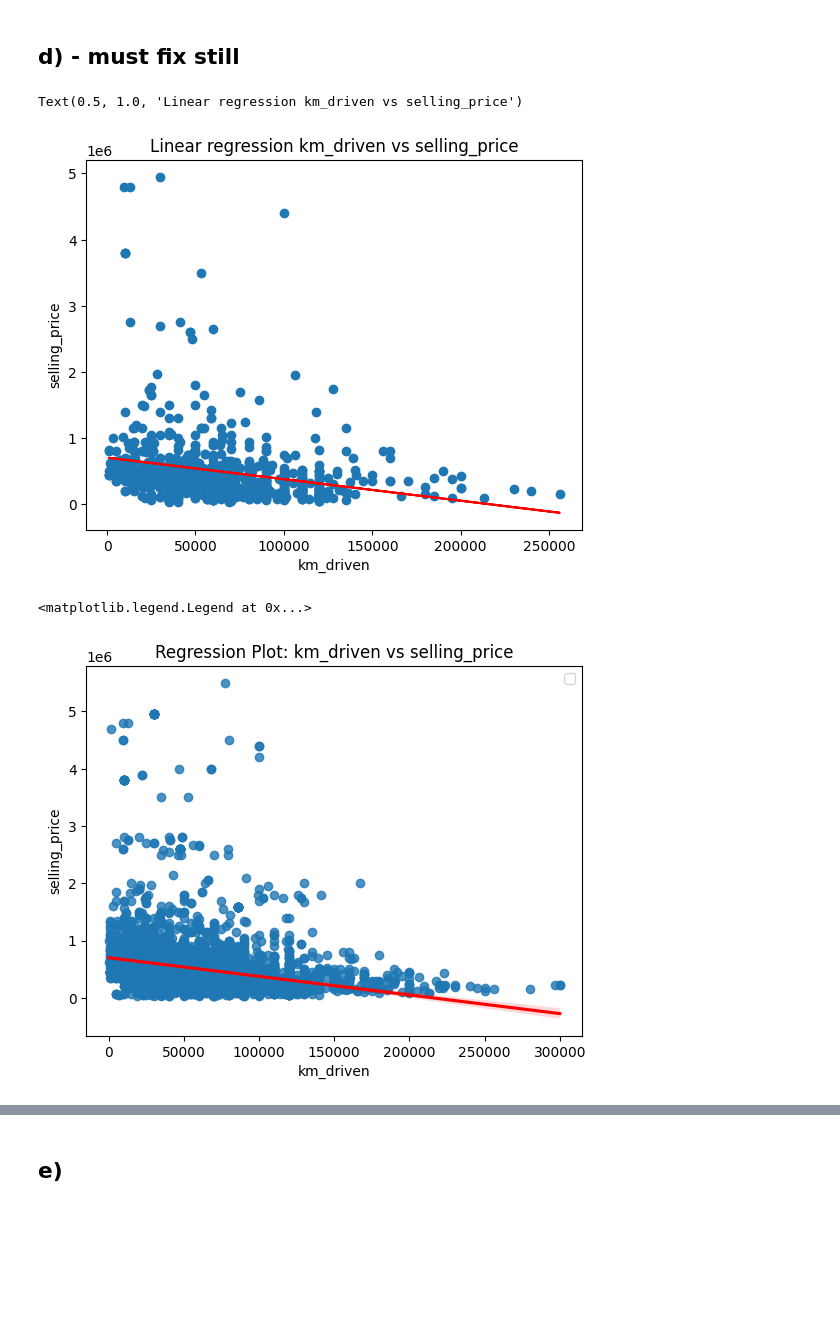
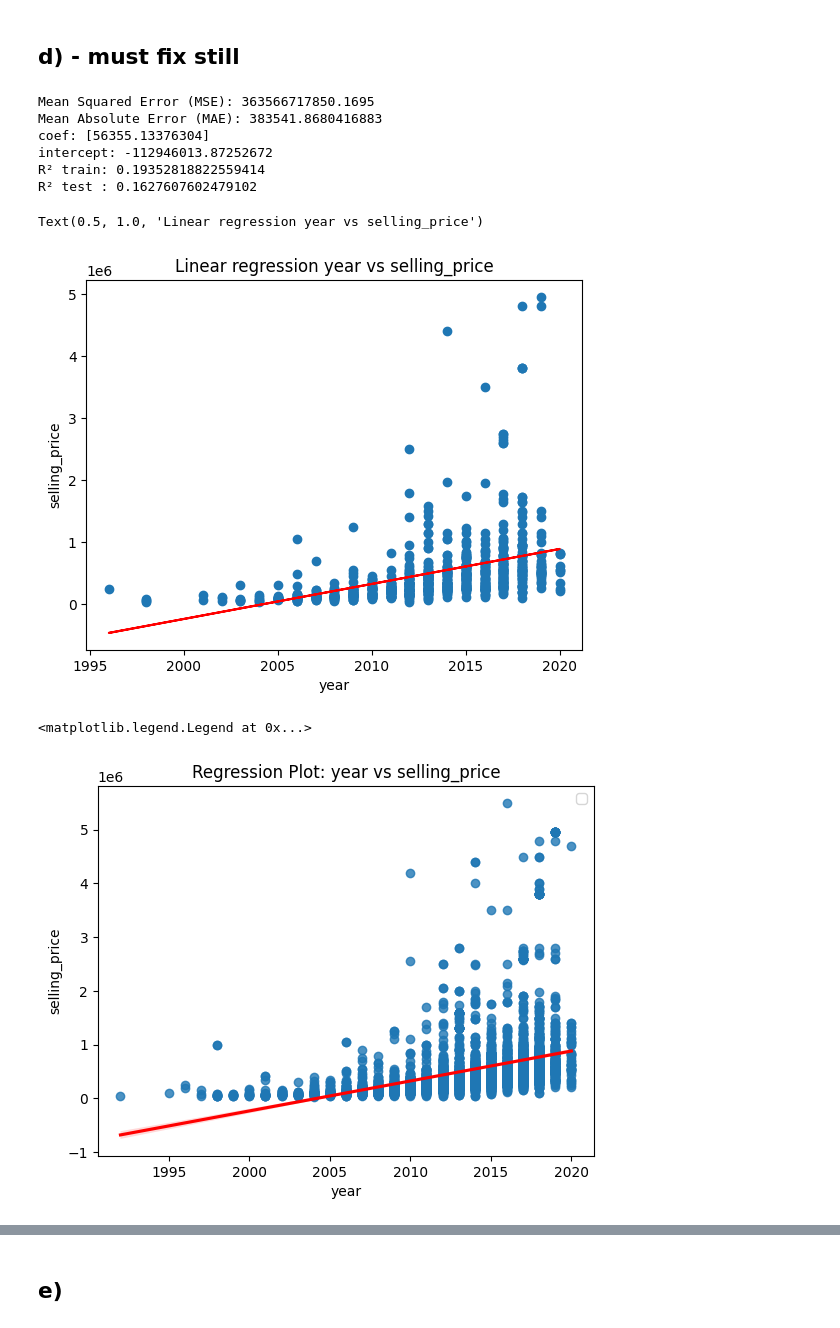
Before and after one commit to jvdlopes/CSI4142_A3, a Jupyter notebook: d1.ipynb, the cells around one changed output, grey strips where cells are left out. Cells and saved outputs as stored; diff of their text form; code cells hidden in the pictures; blank space fills up the shorter version.

```diff
--- a/d1.ipynb
+++ b/d1.ipynb
@@ -66,7 +67,7 @@ df = df.drop(indiciesMask, axis="index")
 ## b)
 # %%
 #did not encode the name column due to unique values
-dfEncoded = pd.get_dummies(df.copy(), columns=['fuel', 'transmission', 'owner', 'seller_type'], drop_first=False)
+dfEncoded = pd.get_dummies(df.copy(), columns=['fuel', 'transmission', 'owner', 'seller_type'], drop_first=False,dtype=int)
 dfEncoded.head()
 #print(df["fuel"])
 #print(dfEncoded["fuel_Diesel"])
@@ -150,8 +151,11 @@ Index: []
 # %% [markdown]
 ## d) - must fix still
 # %%
+dfEncoded.sort_values(by="year", ascending=True)
+# print(dfEncoded.head())
 # X = dfEncoded[["year","km_driven","fuel_Diesel","fuel_Electric","fuel_LPG","fuel_Petrol","transmission_Manual","owner_First Owner","owner_Fourth & Above Owner","owner_Second Owner","owner_Test Drive Car","seller_type_Individual"]]
-X = dfEncoded[["km_driven"]]
+# X = dfEncoded[["year","km_driven"]]
+X = dfEncoded[["year"]]
 
 y = dfEncoded["selling_price"]
 
@@ -159,24 +163,35 @@ x_train, x_test, y_train, y_test = train_test_split(X, y, test_size=0.2, random_
 
 model = LinearRegression().fit(x_train, y_train)
 
-#print('coef:', model.coef_)
-#print('intercept:', model.intercept_)
-#print('R² train:', model.score(x_train, y_train))
-#print('R² test :', model.score(x_test, y_test))
+mse = mean_squared_error(y_test, predictions)
+mae = mean_absolute_error(y_test, predictions)
+
+print(f"Mean Squared Error (MSE): {mse}")
+print(f"Mean Absolute Error (MAE): {mae}")
+print('coef:', model.coef_)
+print('intercept:', model.intercept_)
+print('R² train:', model.score(x_train, y_train))
+print('R² test :', model.score(x_test, y_test))
 
 predictions = model.predict(x_test)
-plt.scatter(x_test["km_driven"], y_test)
+plt.scatter(x_test["year"], y_test)
 plt.plot(x_test, predictions, color="red")
-plt.xlabel("km_driven")
+plt.xlabel("year")
 plt.ylabel("selling_price")
-plt.title("Linear regression km_driven vs selling_price")
+plt.title("Linear regression year vs selling_price")
 # %% [output]
-Text(0.5, 1.0, 'Linear regression km_driven vs selling_price')
+Mean Squared Error (MSE): 363566717850.1695
+Mean Absolute Error (MAE): 383541.8680416883
+coef: [56355.13376304]
+intercept: -112946013.87252672
+R² train: 0.19352818822559414
+R² test : 0.1627607602479102
+Text(0.5, 1.0, 'Linear regression year vs selling_price')
-[figure, old version]
+[figure, new version]
 # %%
-sns.regplot(x='km_driven', y='selling_price', data=dfEncoded,line_kws={"color": "red"})
-plt.title('Regression Plot: km_driven vs selling_price')
+sns.regplot(x='year', y='selling_price', data=dfEncoded,line_kws={"color": "red"})
+plt.title('Regression Plot: year vs selling_price')
 plt.legend()
 # %% [output]
 <matplotlib.legend.Legend at 0x...>
-[figure, old version]
+[figure, new version]
```
Also changed, not shown: parts of 5 cells of this notebook.
